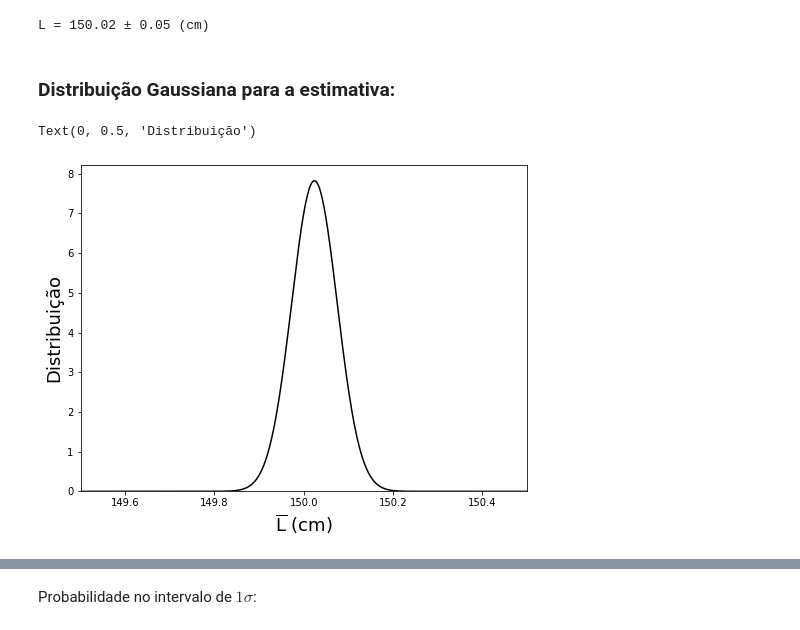
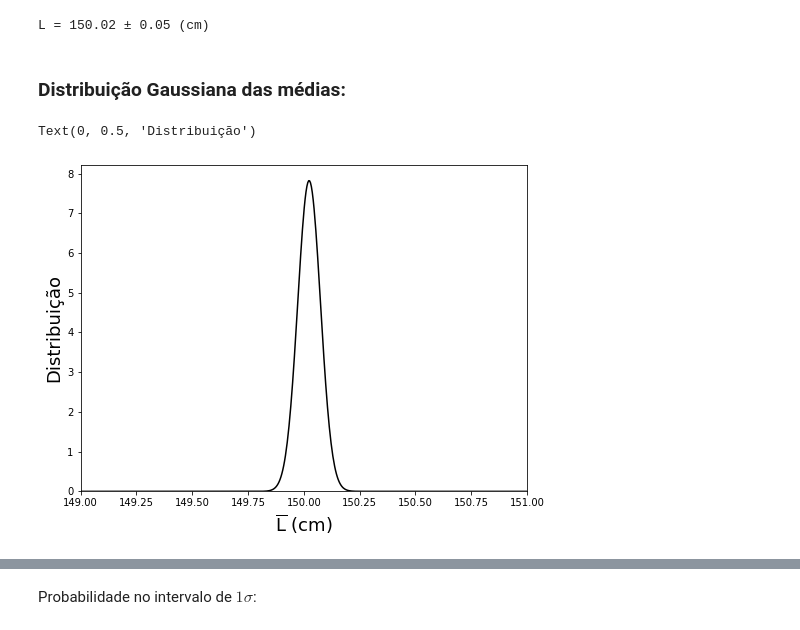
Before and after one commit to UERJ-FISICA/Fisica-Geral, a Jupyter notebook: Aula02_Estimativa_Comprimento_mesa.ipynb, the cells around one changed output, grey strips where cells are left out. Drawn from its saved outputs; the diff is of its cells as text; code cells hidden in the pictures.

Commit message:
Atualização do notebook de estimativa do comprimento das mesas.

```diff
--- a/Aula02_Estimativa_Comprimento_mesa.ipynb
+++ b/Aula02_Estimativa_Comprimento_mesa.ipynb
@@ -108,24 +134,26 @@ print ( "L = {:.2f} ± {:.2f} (cm)".format( np.round( media_L, 2 ), np.round( er
 # %% [output]
 L = 150.02 ± 0.05 (cm)
 # %% [markdown]
-### Distribuição Gaussiana para a estimativa:
+### Distribuição Gaussiana das **médias**:
 # %%
-from scipy.stats import norm
-rv = norm( loc=media_L, scale=erro_media_L )
+x_min = 149.0
+x_max = 151.0
+
+sigma_ = erro_media_L
+rv = norm( loc=media_L, scale=sigma_ )
 
 fig = plt.figure( figsize=(8,6) )
-x_min = 149.50
-x_max = 150.50
+
 X = np.linspace( x_min, x_max, 500 )
 
 plt.plot( X, rv.pdf( X ), 'k-' )
 plt.xlim( x_min, x_max )
 plt.ylim( bottom=0. )
 plt.xlabel( r"$\overline{\rm{L}}$ (cm)", fontsize=18 )
 plt.ylabel( "Distribuição", fontsize=18 )
 # %% [output]
 Text(0, 0.5, 'Distribuição')
-[figure, old version]
+[figure, new version]
 # %%
 fig = plt.figure( figsize=(8,6) )
 
```
Also changed, not shown: parts of 7 cells of this notebook.
